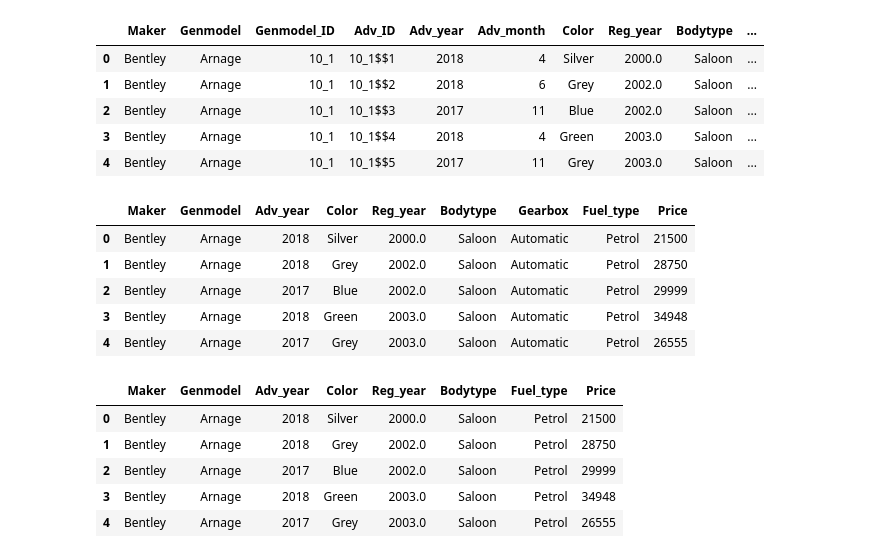
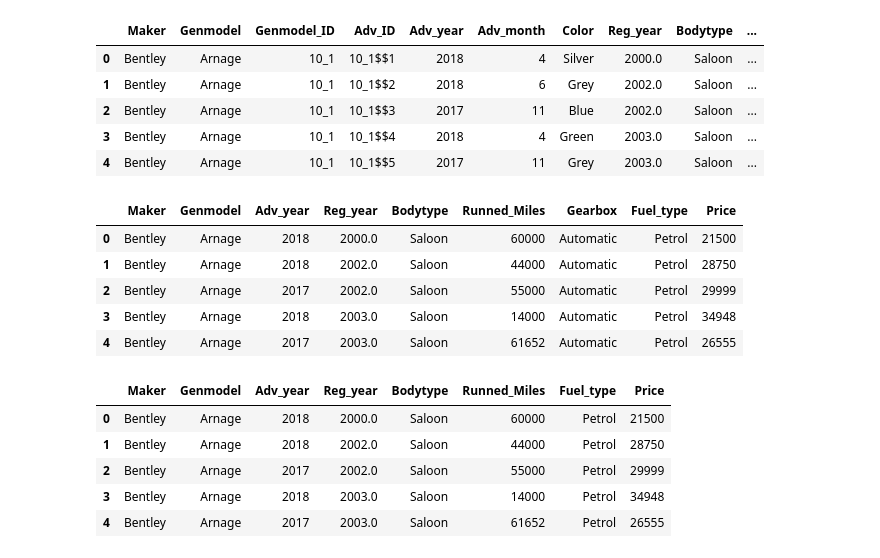
Before and after one commit to gKorada/PythonNotebooks, a Jupyter notebook: Car_Recommender.ipynb, the cells around one changed output. Saved outputs shown, nothing was run; the diff lists cells and outputs as text; code cells hidden in the pictures.

```diff
--- a/Car_Recommender.ipynb
+++ b/Car_Recommender.ipynb
@@ -78,23 +76,23 @@ car_copy.head()
 | 3 | Bentley | Arnage | 10_1 | 10_1$$4 | 2018 | 4 | Green | 2003.0 | Saloon | ... |
 | 4 | Bentley | Arnage | 10_1 | 10_1$$5 | 2017 | 11 | Grey | 2003.0 | Saloon | ... |
 # %%
-car_copy = car_copy.drop(columns=['Genmodel_ID', 'Adv_ID', 'Adv_month', 'Runned_Miles', 'Engin_size','Seat_num', 'Door_num'])
+car_copy = car_copy.drop(columns=['Genmodel_ID', 'Adv_ID', 'Adv_month', 'Engin_size','Seat_num', 'Door_num', 'Color'])
 
 car_copy.head()
 # %% [output]
-|  | Maker | Genmodel | Adv_year | Color | Reg_year | Bodytype | Gearbox | Fuel_type | Price |
-| 0 | Bentley | Arnage | 2018 | Silver | 2000.0 | Saloon | Automatic | Petrol | 21500 |
-| 1 | Bentley | Arnage | 2018 | Grey | 2002.0 | Saloon | Automatic | Petrol | 28750 |
-| 2 | Bentley | Arnage | 2017 | Blue | 2002.0 | Saloon | Automatic | Petrol | 29999 |
-| 3 | Bentley | Arnage | 2018 | Green | 2003.0 | Saloon | Automatic | Petrol | 34948 |
-| 4 | Bentley | Arnage | 2017 | Grey | 2003.0 | Saloon | Automatic | Petrol | 26555 |
+|  | Maker | Genmodel | Adv_year | Reg_year | Bodytype | Runned_Miles | Gearbox | Fuel_type | Price |
+| 0 | Bentley | Arnage | 2018 | 2000.0 | Saloon | 60000 | Automatic | Petrol | 21500 |
+| 1 | Bentley | Arnage | 2018 | 2002.0 | Saloon | 44000 | Automatic | Petrol | 28750 |
+| 2 | Bentley | Arnage | 2017 | 2002.0 | Saloon | 55000 | Automatic | Petrol | 29999 |
+| 3 | Bentley | Arnage | 2018 | 2003.0 | Saloon | 14000 | Automatic | Petrol | 34948 |
+| 4 | Bentley | Arnage | 2017 | 2003.0 | Saloon | 61652 | Automatic | Petrol | 26555 |
 # %%
 car_copy.drop(columns = ['Gearbox'], inplace = True)
 car_copy.head()
 # %% [output]
-|  | Maker | Genmodel | Adv_year | Color | Reg_year | Bodytype | Fuel_type | Price |
-| 0 | Bentley | Arnage | 2018 | Silver | 2000.0 | Saloon | Petrol | 21500 |
-| 1 | Bentley | Arnage | 2018 | Grey | 2002.0 | Saloon | Petrol | 28750 |
-| 2 | Bentley | Arnage | 2017 | Blue | 2002.0 | Saloon | Petrol | 29999 |
-| 3 | Bentley | Arnage | 2018 | Green | 2003.0 | Saloon | Petrol | 34948 |
-| 4 | Bentley | Arnage | 2017 | Grey | 2003.0 | Saloon | Petrol | 26555 |
+|  | Maker | Genmodel | Adv_year | Reg_year | Bodytype | Runned_Miles | Fuel_type | Price |
+| 0 | Bentley | Arnage | 2018 | 2000.0 | Saloon | 60000 | Petrol | 21500 |
+| 1 | Bentley | Arnage | 2018 | 2002.0 | Saloon | 44000 | Petrol | 28750 |
+| 2 | Bentley | Arnage | 2017 | 2002.0 | Saloon | 55000 | Petrol | 29999 |
+| 3 | Bentley | Arnage | 2018 | 2003.0 | Saloon | 14000 | Petrol | 34948 |
+| 4 | Bentley | Arnage | 2017 | 2003.0 | Saloon | 61652 | Petrol | 26555 |
```
Also changed, not shown: parts of 11 cells of this notebook.
